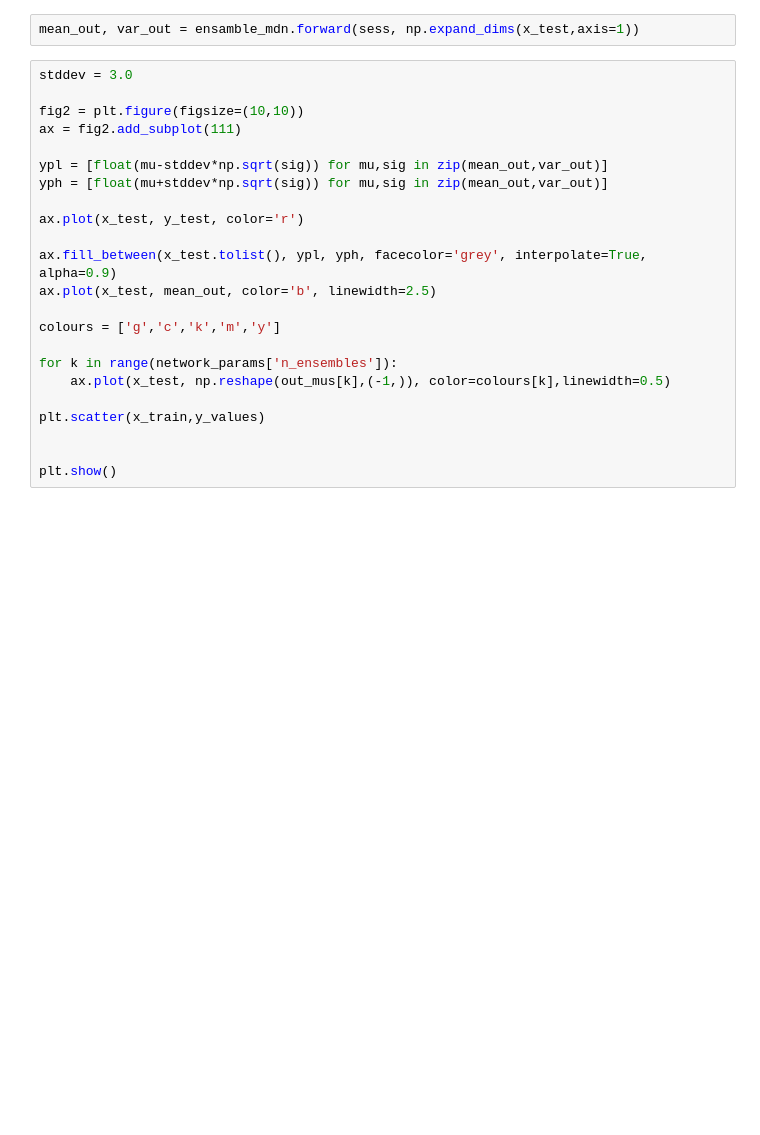
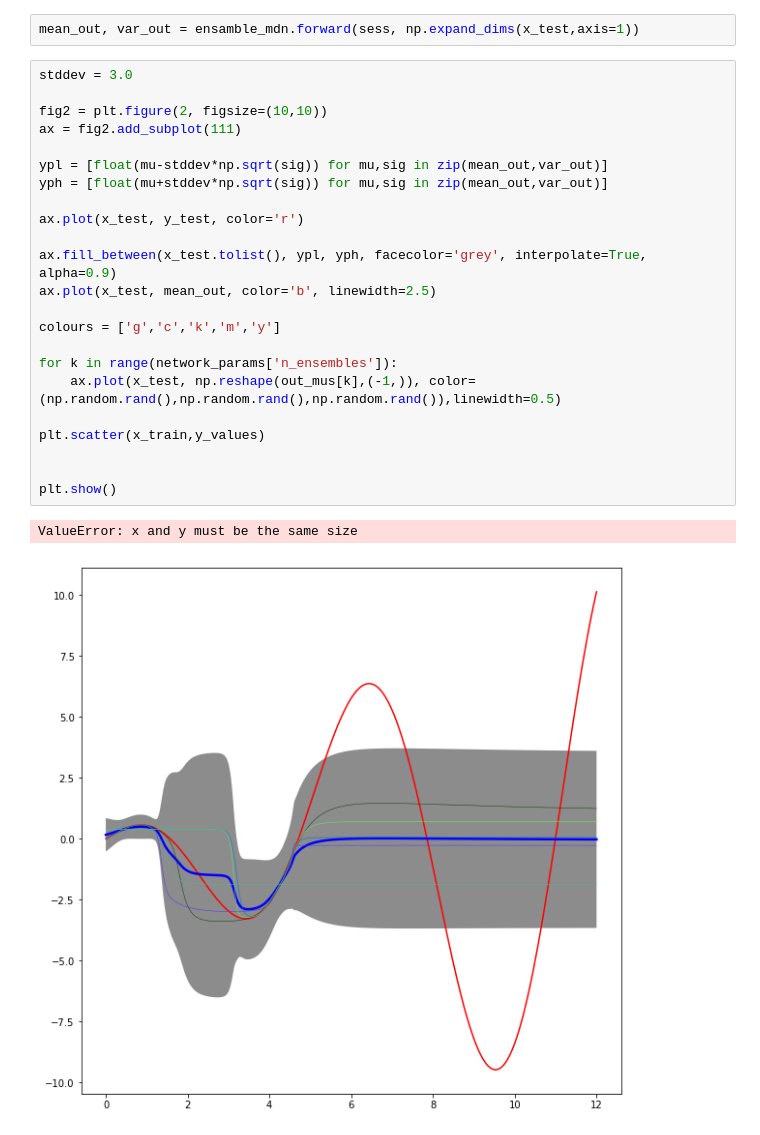
Before and after one commit to mjm522/aml, a Jupyter notebook: aml_dl/src/aml_dl/mdn/notebooks/ensemble_toy_incremental_training_example.ipynb, the cells around one changed output. Drawn from its saved outputs; the diff is of its cells as text; blank space fills up the shorter version.

```diff
--- a/aml_dl/src/aml_dl/mdn/notebooks/ensemble_toy_incremental_training_example.ipynb
+++ b/aml_dl/src/aml_dl/mdn/notebooks/ensemble_toy_incremental_training_example.ipynb
@@ -246,23 +252,26 @@ mean_out, var_out = ensamble_mdn.forward(sess, np.expand_dims(x_test,axis=1))
 # %%
 stddev = 3.0
 
-fig2 = plt.figure(figsize=(10,10))
+fig2 = plt.figure(2, figsize=(10,10))
 ax = fig2.add_subplot(111)
 
 ypl = [float(mu-stddev*np.sqrt(sig)) for mu,sig in zip(mean_out,var_out)]
 yph = [float(mu+stddev*np.sqrt(sig)) for mu,sig in zip(mean_out,var_out)]
 
 ax.plot(x_test, y_test, color='r')
 
 ax.fill_between(x_test.tolist(), ypl, yph, facecolor='grey', interpolate=True, alpha=0.9)
 ax.plot(x_test, mean_out, color='b', linewidth=2.5)
 
 colours = ['g','c','k','m','y']
 
 for k in range(network_params['n_ensembles']):
-    ax.plot(x_test, np.reshape(out_mus[k],(-1,)), color=colours[k],linewidth=0.5)
+    ax.plot(x_test, np.reshape(out_mus[k],(-1,)), color=(np.random.rand(),np.random.rand(),np.random.rand()),linewidth=0.5)
 
 plt.scatter(x_train,y_values)
 
 
 plt.show()
+# %% [output]
+ValueError: x and y must be the same size
+[figure, added]
```
Also changed, not shown: parts of 11 cells of this notebook, 1 other file.
